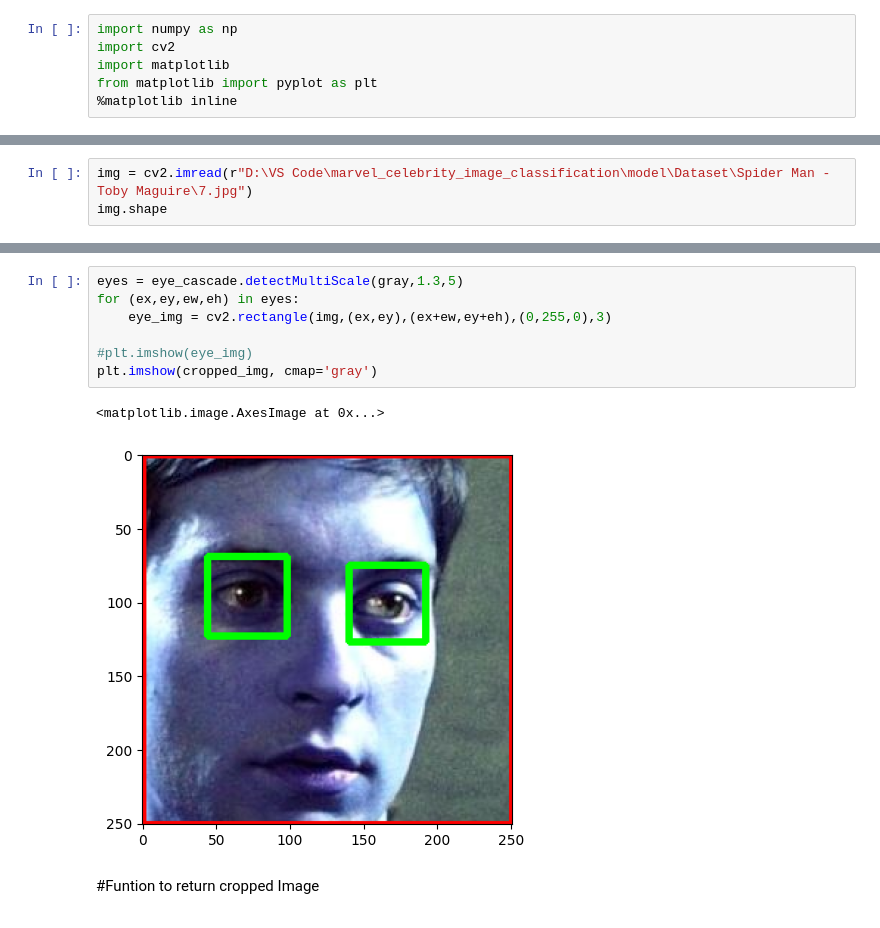
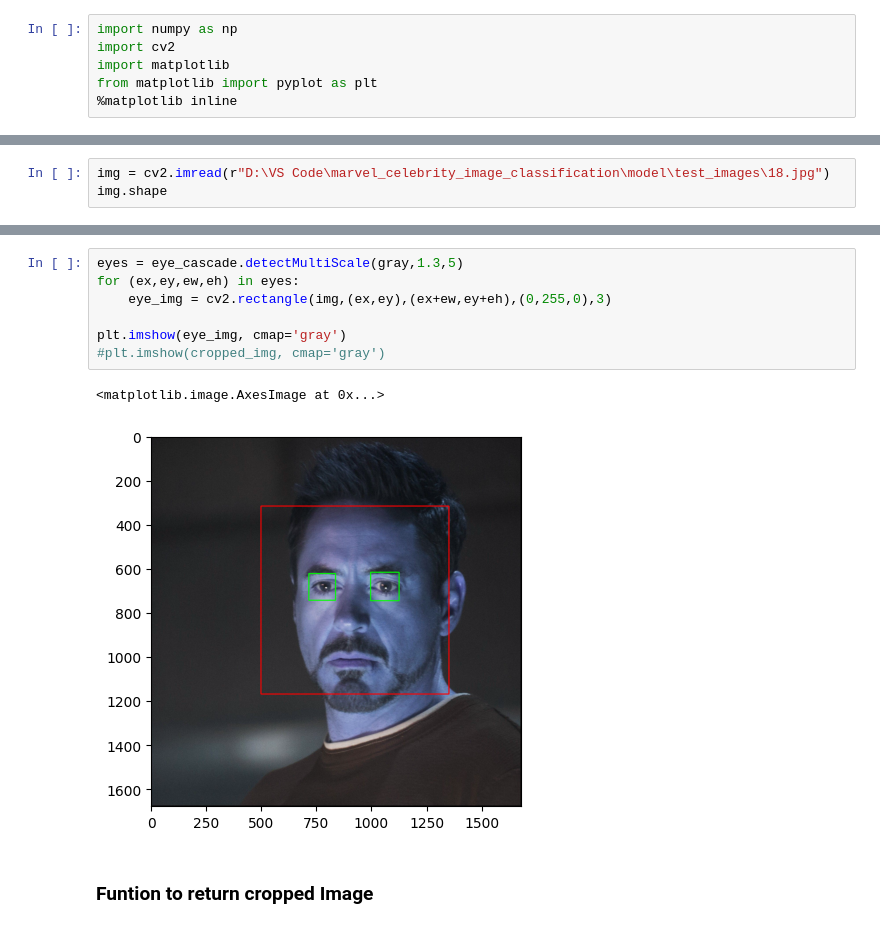
Before and after one commit to sahilrajput0062/marvel__celebrity_image_classification, a Jupyter notebook: model/celeb_person_classifier_model.ipynb, the cells around one changed output, grey strips where cells are left out. Saved outputs shown, nothing was run; the diff lists cells and outputs as text.

```diff
--- a/model/celeb_person_classifier_model.ipynb
+++ b/model/celeb_person_classifier_model.ipynb
@@ -9,4 +9,4 @@ Importing Image
 # %%
-img = cv2.imread(r"D:\VS Code\marvel_celebrity_image_classification\model\Dataset\Spider Man - Toby Maguire\7.jpg")
+img = cv2.imread(r"D:\VS Code\marvel_celebrity_image_classification\model\test_images\18.jpg")
 img.shape
 # %% [output]
@@ -52,15 +52,15 @@ cropped_img = img[y:y+h, x:x+w]
 # %%
 eyes = eye_cascade.detectMultiScale(gray,1.3,5)
 for (ex,ey,ew,eh) in eyes:
     eye_img = cv2.rectangle(img,(ex,ey),(ex+ew,ey+eh),(0,255,0),3)
 
-#plt.imshow(eye_img)
-plt.imshow(cropped_img, cmap='gray')
+plt.imshow(eye_img, cmap='gray')
+#plt.imshow(cropped_img, cmap='gray')
 # %% [output]
 <matplotlib.image.AxesImage at 0x...>
-[figure, old version]
+[figure, new version]
 # %% [markdown]
-#Funtion to return cropped Image
+### Funtion to return cropped Image
 # %%
 def crop_img(img_path):
     img = cv2.imread(img_path)
```
Also changed, not shown: parts of 12 cells of this notebook.
